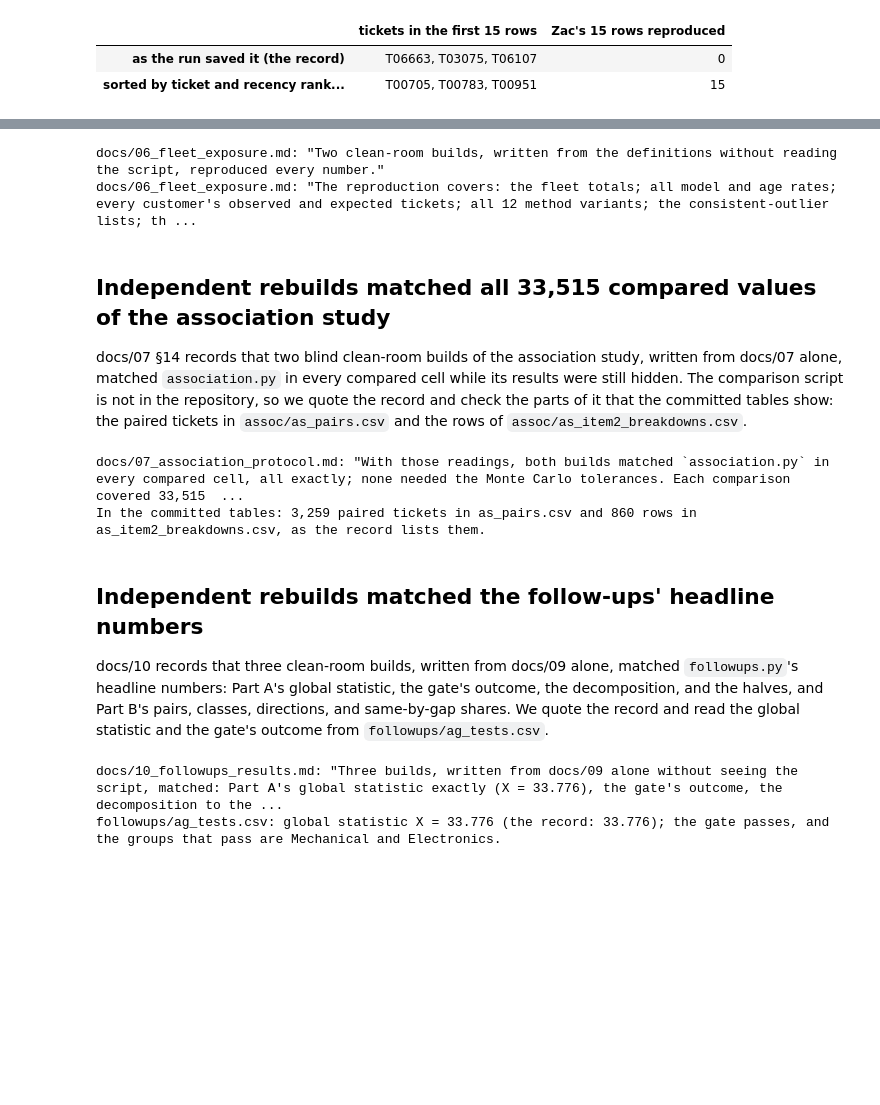
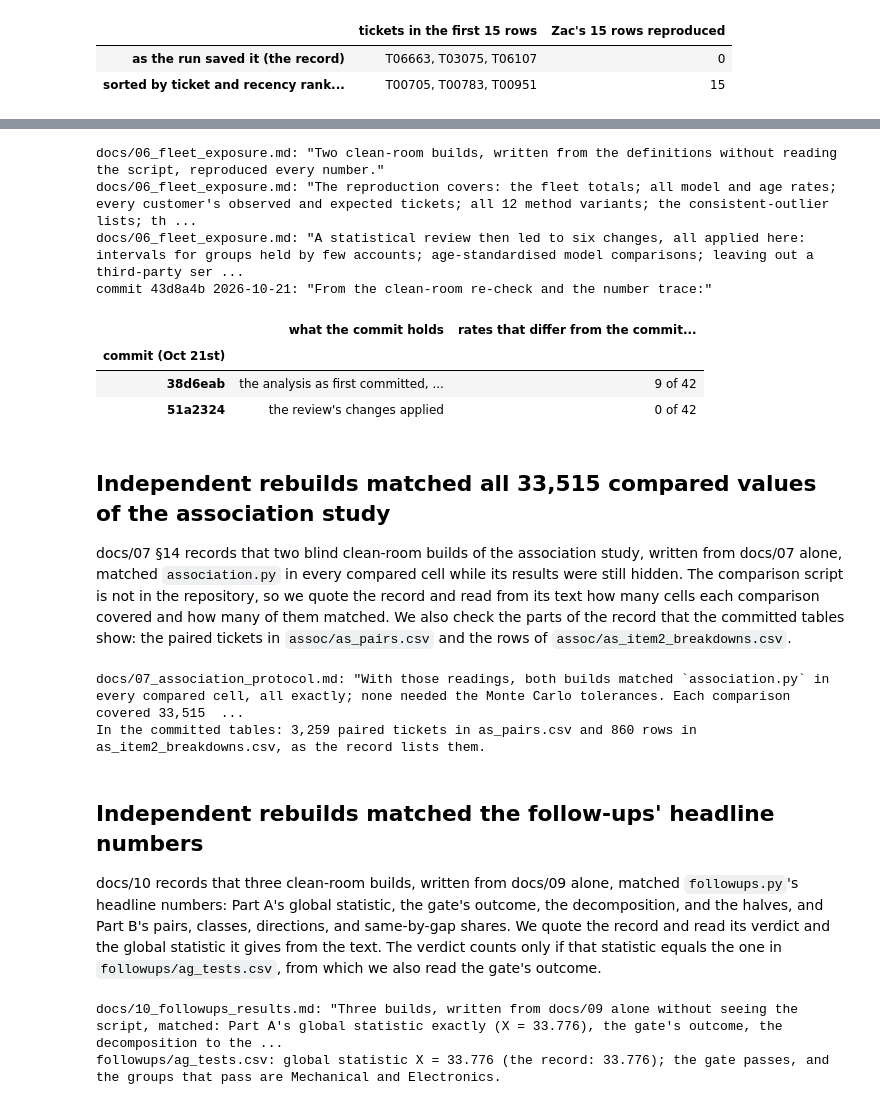
Before and after one commit to zach-yaninek/analytics-lab, a Jupyter notebook: notebooks/08_verification.ipynb, the cells around one changed output, grey strips where cells are left out. Cells and saved outputs as stored; diff of their text form; code cells hidden in the pictures; blank space fills up the shorter version.

```diff
--- a/notebooks/08_verification.ipynb
+++ b/notebooks/08_verification.ipynb
@@ -269,16 +331,46 @@ docs/06 records that two clean-room builds, written from the definitions without
 # %%
-fleet_record = [
-    quote('docs/06_fleet_exposure.md', r'Two clean-room builds, written from the definitions without reading the script, '
-          r'reproduced every number\.'),
-    quote('docs/06_fleet_exposure.md', r'The reproduction covers: [^.]*all model and age rates[^.]*\.'),
-]
-fleet_label = 'matched' if all(fleet_record) else 'no record'
+import json
+
+fleet_builds = quote('docs/06_fleet_exposure.md', r'Two clean-room builds, written from the definitions without reading the '
+                     r'script, ([^.]+)\.')
+covered = quote('docs/06_fleet_exposure.md', r'The reproduction covers: ([^.]+)\.').group(1).split('; ')
+quote('docs/06_fleet_exposure.md', r'A statistical review then led to \w+ changes, all applied here: [^.]+\.')
+commit_quote('43d8a4b', r'From the clean-room re-check and the number trace:')
+fleet_label = ('matched' if fleet_builds.group(1) == 'reproduced every number'
+               and {'the fleet totals', 'all model and age rates'} <= set(covered) else fleet_builds.group(1))
+
+
+def fleet_rates(summary, models, ages):
+    """Tickets per 100 installed machine-months: the fleet's, each model's, and each age band's."""
+    return pd.concat([pd.Series({'fleet': summary['fleet']['rate_per_100']}),
+                      models.set_index('model').rate_per_100.rename(lambda m: f'model {m}'),
+                      ages.set_index('age_band').rate_per_100.rename(lambda a: f'age {a}')])
+
+
+now_rates = fleet_rates(R.read_json(OUT, 'fleet/fx_summary.json'), R.read_csv(OUT, 'fleet/fx_model_rates.csv'),
+                        R.read_csv(OUT, 'fleet/fx_age_rates.csv'))
+history = {'38d6eab': 'the analysis as first committed, before the review', '51a2324': "the review's changes applied"}
+moved = {}
+for sha in history:
+    then = fleet_rates(json.loads(git('show', f'{sha}:verification/outputs/fleet/fx_summary.json')),
+                       at_commit(sha, 'fleet/fx_model_rates.csv'), at_commit(sha, 'fleet/fx_age_rates.csv'))
+    moved[sha] = int((~np.isclose(then.reindex(now_rates.index), now_rates, rtol=0, atol=1e-9)).sum())
+assert moved['51a2324'] == 0, "a fleet rate has changed since the commit that applied the review's changes"
+pd.DataFrame({'what the commit holds': history,
+              'rates that differ from the committed tables now': {s: f'{n} of {len(now_rates)}' for s, n in moved.items()}}
+             ).rename_axis('commit (Oct 21st)')
 # %% [output]
 docs/06_fleet_exposure.md: "Two clean-room builds, written from the definitions without reading the script, reproduced every number."
 docs/06_fleet_exposure.md: "The reproduction covers: the fleet totals; all model and age rates; every customer's observed and expected tickets; all 12 method variants; the consistent-outlier lists; th ...
+docs/06_fleet_exposure.md: "A statistical review then led to six changes, all applied here: intervals for groups held by few accounts; age-standardised model comparisons; leaving out a third-party ser ...
+commit 43d8a4b 2026-10-21: "From the clean-room re-check and the number trace:"
+|  | what the commit holds | rates that differ from the commit... |
+| commit (Oct 21st) |  |  |
+| 38d6eab | the analysis as first committed, ... | 9 of 42 |
+| 51a2324 | the review's changes applied | 0 of 42 |
 # %% [markdown]
 ## Independent rebuilds matched all 33,515 compared values of the association study
 
-docs/07 §14 records that two blind clean-room builds of the association study, written from docs/07 alone, matched `association.py` in every compared cell while its results were still hidden. The comparison script is not in the repository, so we quote the record and check the parts of it that the committed tables show: the paired tickets in `assoc/as_pairs.csv` and the rows of `assoc/as_item2_breakdowns.csv`.
+docs/07 §14 records that two blind clean-room builds of the association study, written from docs/07 alone, matched `association.py` in every compared cell while its results were still hidden. The comparison script is not in the repository, so we quote the record and read from its text how many cells each comparison covered and how many of them matched. We also check the parts of the record that the committed tables show: the paired tickets in `assoc/as_pairs.csv` and the rows of `assoc/as_item2_breakdowns.csv`.
 # %%
 blind = quote('docs/07_association_protocol.md',
@@ -299,6 +390,6 @@ In the committed tables: 3,259 paired tickets in as_pairs.csv and 860 rows in as
 # %% [markdown]
 ## Independent rebuilds matched the follow-ups' headline numbers
 
-docs/10 records that three clean-room builds, written from docs/09 alone, matched `followups.py`'s headline numbers: Part A's global statistic, the gate's outcome, the decomposition, and the halves, and Part B's pairs, classes, directions, and same-by-gap shares. We quote the record and read the global statistic and the gate's outcome from `followups/ag_tests.csv`.
+docs/10 records that three clean-room builds, written from docs/09 alone, matched `followups.py`'s headline numbers: Part A's global statistic, the gate's outcome, the decomposition, and the halves, and Part B's pairs, classes, directions, and same-by-gap shares. We quote the record and read its verdict and the global statistic it gives from the text. The verdict counts only if that statistic equals the one in `followups/ag_tests.csv`, from which we also read the gate's outcome.
 # %%
 followups_record = quote('docs/10_followups_results.md',
```
Also changed, not shown: parts of 20 cells of this notebook.
